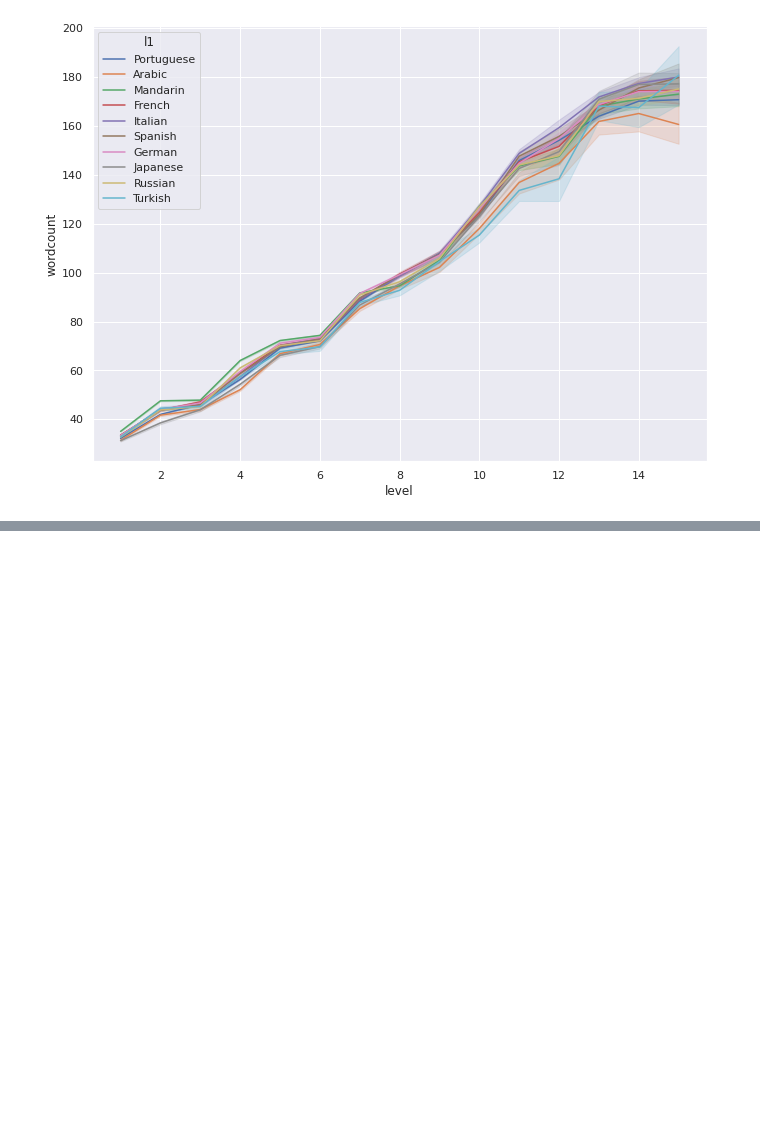
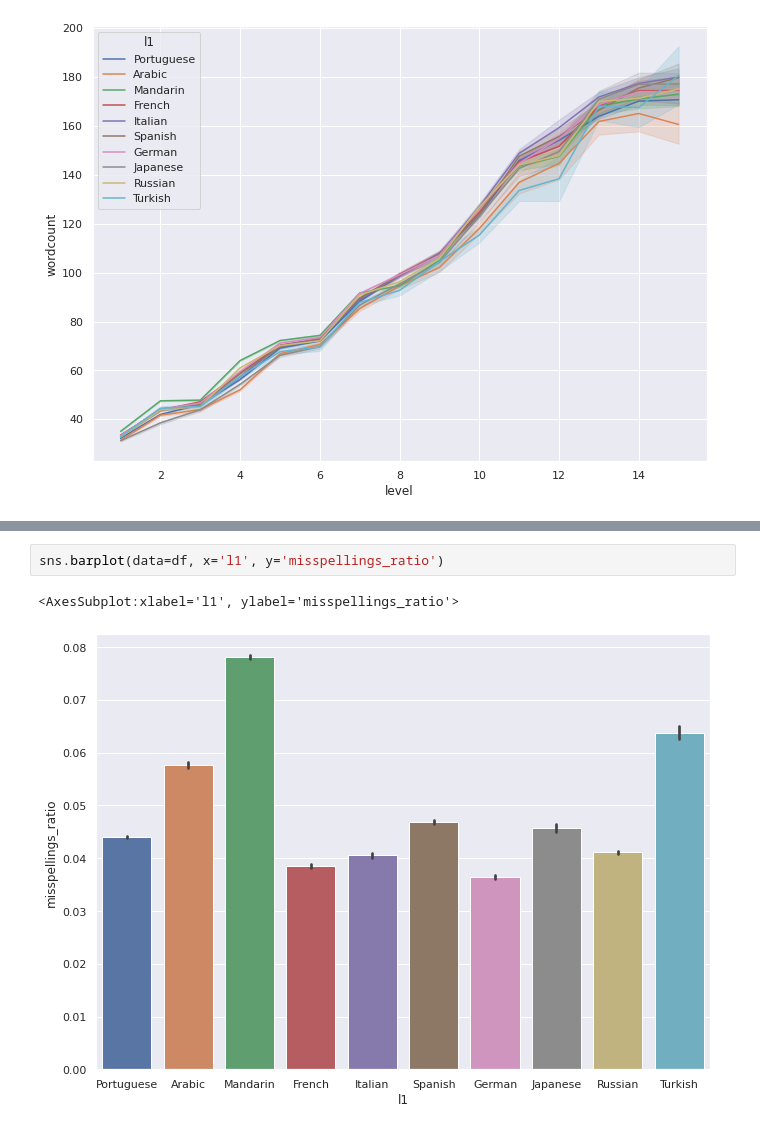
Before and after one commit to langdonholmes/nli-transformers-showcase, a Jupyter notebook: src/explore_data.ipynb, the cells around one changed output, grey strips where cells are left out. Cells and saved outputs as stored; diff of their text form; blank space fills up the shorter version.

```diff
--- a/src/explore_data.ipynb
+++ b/src/explore_data.ipynb
@@ -53,0 +86,5 @@ AttributeError: 'NoneType' object has no attribute 'split'
+# %%
+sns.barplot(data=df, x='l1', y='misspellings_ratio')
+# %% [output]
+<AxesSubplot:xlabel='l1', ylabel='misspellings_ratio'>
+[figure, added]
```
Also changed, not shown: parts of 10 cells of this notebook, 2 other files.
